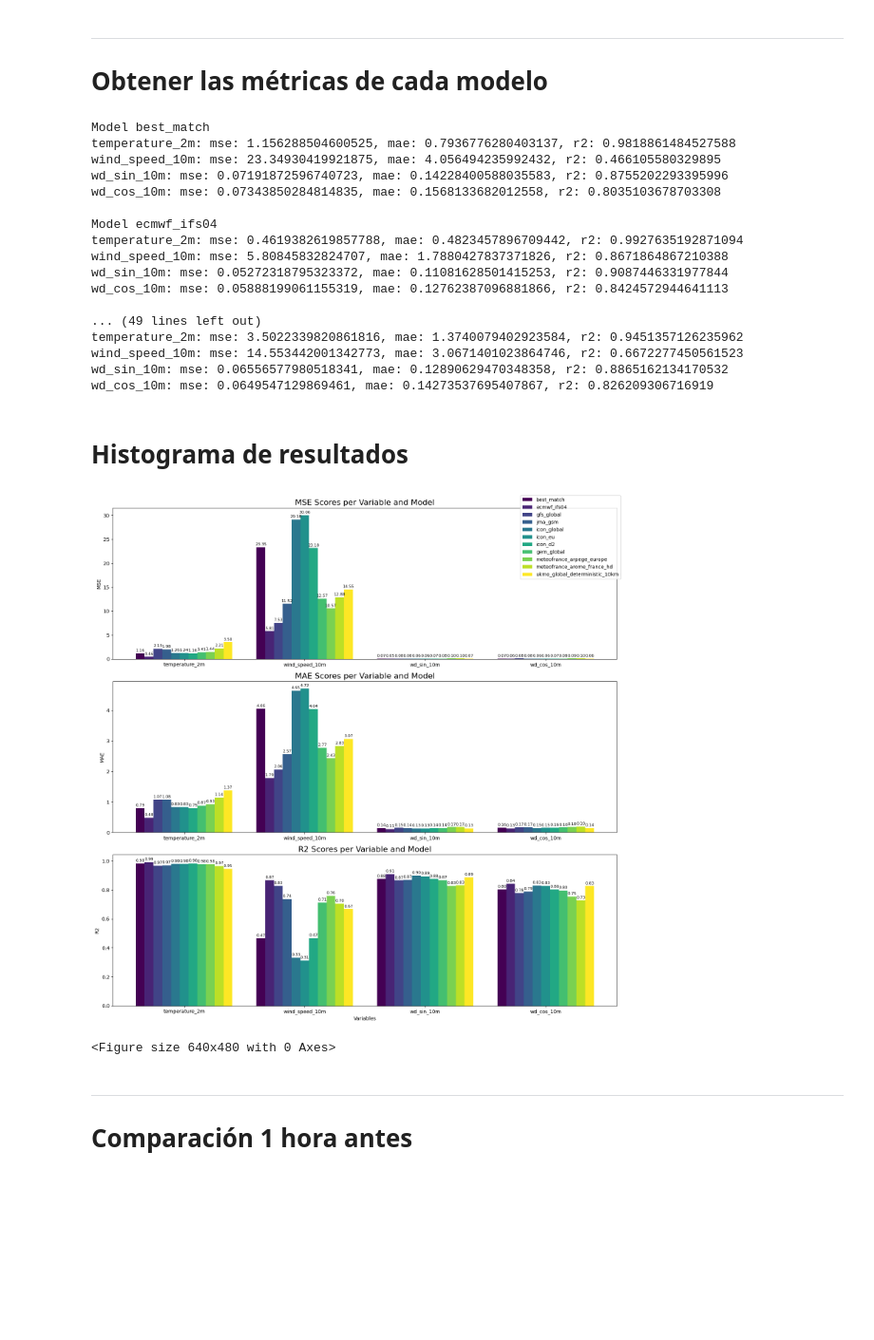
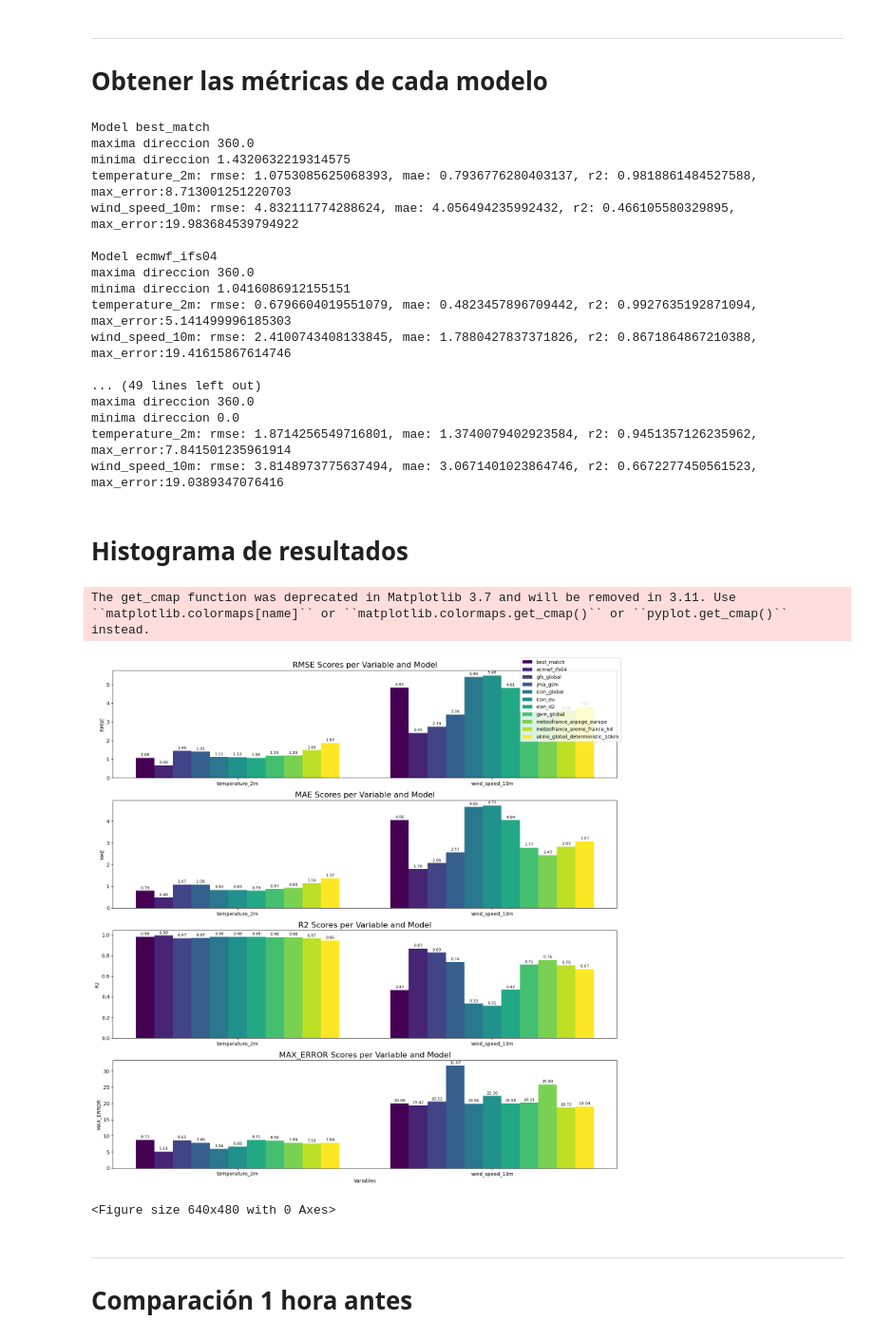
Before and after one commit to Lucia1009/TFG-Plataforma-para-la-prediccion-de-potencia-electrica-generada-en-parques-eolicos, a Jupyter notebook: modelos/Comparacion_modelos_series_temporales.ipynb, the cells around one changed output. Shown at 95% size. Drawn from its saved outputs; the diff is of its cells as text; code cells hidden in the pictures; blank space fills up the shorter version.

```diff
--- a/modelos/Comparacion_modelos_series_temporales.ipynb
+++ b/modelos/Comparacion_modelos_series_temporales.ipynb
@@ -201,50 +209,70 @@ from sklearn.metrics import mean_squared_error, mean_absolute_error, r2_score
+# %%
+# Obtengo el error de la dirección a través del error del seno y el coseno
+
+def diferencia_angulos(sin_real, cos_real, sin_pagina, cos_pagina):
+
+    producto_escalar = sin_real * sin_pagina + cos_real * cos_pagina
+    producto_escalar = max(-1.0, min(1.0, producto_escalar))
+    angulo_rad = math.acos(producto_escalar)
+    angulo_deg = math.degrees(angulo_rad)
+    return angulo_deg
 # %%
-atributos=['temperature_2m', 'wind_speed_10m', 'wd_sin_10m', 'wd_cos_10m']
+atribs=['temperature_2m', 'wind_speed_10m', 'wd_sin_10m', 'wd_cos_10m']
+atributos=['temperature_2m', 'wind_speed_10m']
 
 def obtener_metricas(historico_df, models):
 
   scores=dict()
+  error_angulos=dict()
 
   for mod in models.keys():
 
     print(f"\n{rosa}Model {mod}{fin}")
+    print(f'maxima direccion', models[mod]['wind_direction_10m'].max())
+    print(f'minima direccion', models[mod]['wind_direction_10m'].min())
     scores[mod]=dict()
 
     hist_df=historico_df.copy()
 
     for atributo in atributos:
+
       datos_trabajo_model=hist_df.merge(models[mod], on="date", how="left", suffixes=("", f"_{mod}"),)
       datos_trabajo_model.dropna(inplace=True)
 
       y_true=datos_trabajo_model[atributo]
       y_pred_model=datos_trabajo_model[atributo+f"_{mod}"]
-      mse = mean_squared_error(y_true, y_pred_model)
+      rmse = np.sqrt(mean_squared_error(y_true, y_pred_model))
       mae = mean_absolute_error(y_true, y_pred_model)
       r2 = r2_score(y_true, y_pred_model)
+      mx_error = max_error(y_true, y_pred_model)
 
-      print(f"{atributo}: mse: {mse}, mae: {mae}, r2: {r2}")
-      scores[mod][atributo]={'mse':mse, 'mae':mae, 'r2':r2}
-  return scores
 
-scores=obtener_metricas(historico_df, models)
+      print(f"{atributo}: rmse: {rmse}, mae: {mae}, r2: {r2}, max_error:{mx_error}")
+      scores[mod][atributo]={'rmse':rmse, 'mae':mae, 'r2':r2, 'max_error':mx_error}
+
+      error_angulos[mod]=[diferencia_angulos(datos_trabajo_model['wd_sin_10m'][k], datos_trabajo_model['wd_cos_10m'][k], datos_trabajo_model['wd_sin_10m'+f"_{mod}"][k], datos_trabajo_model['wd_cos_10m'+f"_{mod}"][k]) for k in datos_trabajo_model.index]
+
+  return scores, error_angulos
+
+scores, error_angulos=obtener_metricas(historico_df, models)
 # %% [output]
 Model best_match
-temperature_2m: mse: 1.156288504600525, mae: 0.7936776280403137, r2: 0.9818861484527588
-wind_speed_10m: mse: 23.34930419921875, mae: 4.056494235992432, r2: 0.466105580329895
-wd_sin_10m: mse: 0.07191872596740723, mae: 0.14228400588035583, r2: 0.8755202293395996
-wd_cos_10m: mse: 0.07343850284814835, mae: 0.1568133682012558, r2: 0.8035103678703308
+maxima direccion 360.0
+minima direccion 1.4320632219314575
+temperature_2m: rmse: 1.0753085625068393, mae: 0.7936776280403137, r2: 0.9818861484527588, max_error:8.713001251220703
+wind_speed_10m: rmse: 4.832111774288624, mae: 4.056494235992432, r2: 0.466105580329895, max_error:19.983684539794922
 
 Model ecmwf_ifs04
-temperature_2m: mse: 0.4619382619857788, mae: 0.4823457896709442, r2: 0.9927635192871094
-wind_speed_10m: mse: 5.80845832824707, mae: 1.7880427837371826, r2: 0.8671864867210388
-wd_sin_10m: mse: 0.05272318795323372, mae: 0.11081628501415253, r2: 0.9087446331977844
-wd_cos_10m: mse: 0.05888199061155319, mae: 0.12762387096881866, r2: 0.8424572944641113
+maxima direccion 360.0
+minima direccion 1.0416086912155151
+temperature_2m: rmse: 0.6796604019551079, mae: 0.4823457896709442, r2: 0.9927635192871094, max_error:5.141499996185303
+wind_speed_10m: rmse: 2.4100743408133845, mae: 1.7880427837371826, r2: 0.8671864867210388, max_error:19.41615867614746
 
 ... (49 lines left out)
-temperature_2m: mse: 3.5022339820861816, mae: 1.3740079402923584, r2: 0.9451357126235962
-wind_speed_10m: mse: 14.553442001342773, mae: 3.0671401023864746, r2: 0.6672277450561523
-wd_sin_10m: mse: 0.06556577980518341, mae: 0.12890629470348358, r2: 0.8865162134170532
-wd_cos_10m: mse: 0.0649547129869461, mae: 0.14273537695407867, r2: 0.826209306716919
+maxima direccion 360.0
+minima direccion 0.0
+temperature_2m: rmse: 1.8714256549716801, mae: 1.3740079402923584, r2: 0.9451357126235962, max_error:7.841501235961914
+wind_speed_10m: rmse: 3.8148973775637494, mae: 3.0671401023864746, r2: 0.6672277450561523, max_error:19.0389347076416
 # %% [markdown]
 # Histograma de resultados
 # %%
@@ -260,7 +288,7 @@ def graficar_metricas(scores, nombre=None):
   model_colors_dict = dict(zip(lista_modelos, model_colors))
 
   # Define metrics
-  metrics = ['mse', 'mae', 'r2'] # Changed to lowercase
+  metrics = ['rmse', 'mae', 'r2', 'max_error'] # Changed to lowercase
 
   # Define the bar width and position offset for each model
   bar_width = 0.8 / len(lista_modelos)
@@ -272,7 +300,7 @@ def graficar_metricas(scores, nombre=None):
       return group_center + offset
 
   # Create the figure and subplots
-  fig, axes = plt.subplots(3, 1, figsize=(15, 15))
+  fig, axes = plt.subplots(len(metrics), 1, figsize=(15, 15))
 
   # Loop through each metric and variable, and plot the bars
   for metric_index, metric in enumerate(metrics):
@@ -281,35 +309,36 @@ def graficar_metricas(scores, nombre=None):
 
               score = scores[model][variable][metric] # Access using metric name
               bar_position = calculate_bar_positions(variable_index, model_index)
               bars = axes[metric_index].bar(bar_position, score, width=bar_width, color=model_colors_dict[model], label=model if variable_index == 0 else "")
               axes[metric_index].bar_label(bars, fmt='%.2f', label_type='edge', padding=2, fontsize=8)
 
       axes[metric_index].set_ylabel(metric.upper()) # Convert to uppercase for label
       axes[metric_index].set_title(f'{metric.upper()} Scores per Variable and Model', fontsize=16)
       # Set the x-axis labels and ticks for each subplot
       axes[metric_index].set_xticks(range(len(atributos)))
       axes[metric_index].set_xticklabels(atributos)
 
 
   # Set the x-axis label for the bottom plot
   axes[-1].set_xlabel("Variables")
 
   # Add a legend
   handles, labels = axes[0].get_legend_handles_labels()
   fig.legend(handles, labels, loc='upper right')
 
   # Adjust the layout and display the plot
   plt.tight_layout()
   plt.show()
 
   # Guardar plot
   if nombre is not None:
     plt.savefig(nombre, dpi=300)
 
 graficar_metricas(scores, 'comparacion_modelos_series_temporales.png')
 # %% [output]
+The get_cmap function was deprecated in Matplotlib 3.7 and will be removed in 3.11. Use ``matplotlib.colormaps[name]`` or ``matplotlib.colormaps.get_cmap()`` or ``pyplot.get_cmap()`` instead.
-[figure, old version]
+[figure, new version]
-<Figure size 640x480 with 0 Axes>
+<Figure size 640x480 with 0 Axes>
 # %% [markdown]
 
 
```
Also changed, not shown: parts of 16 cells of this notebook.
